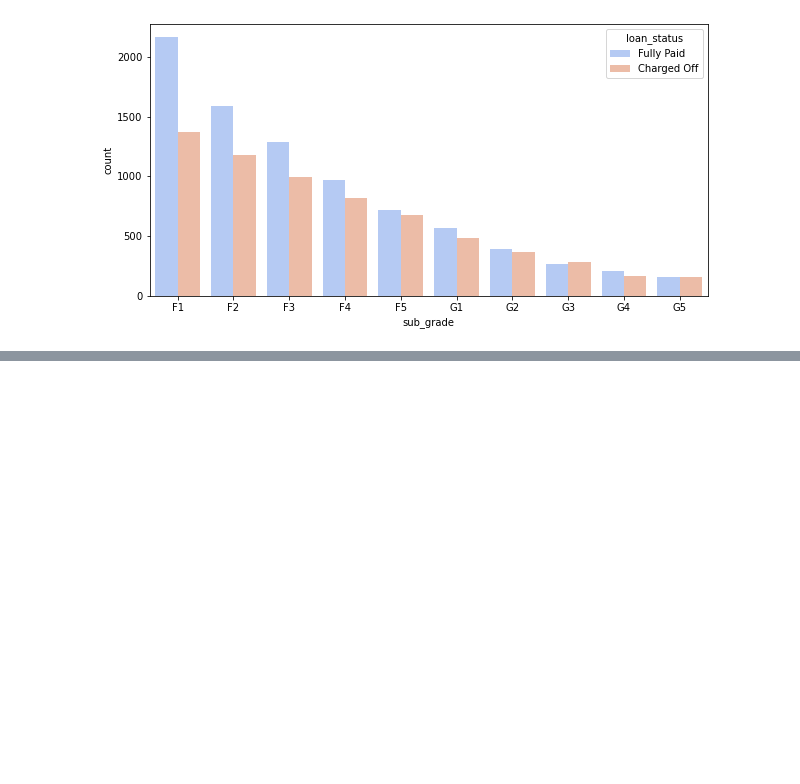
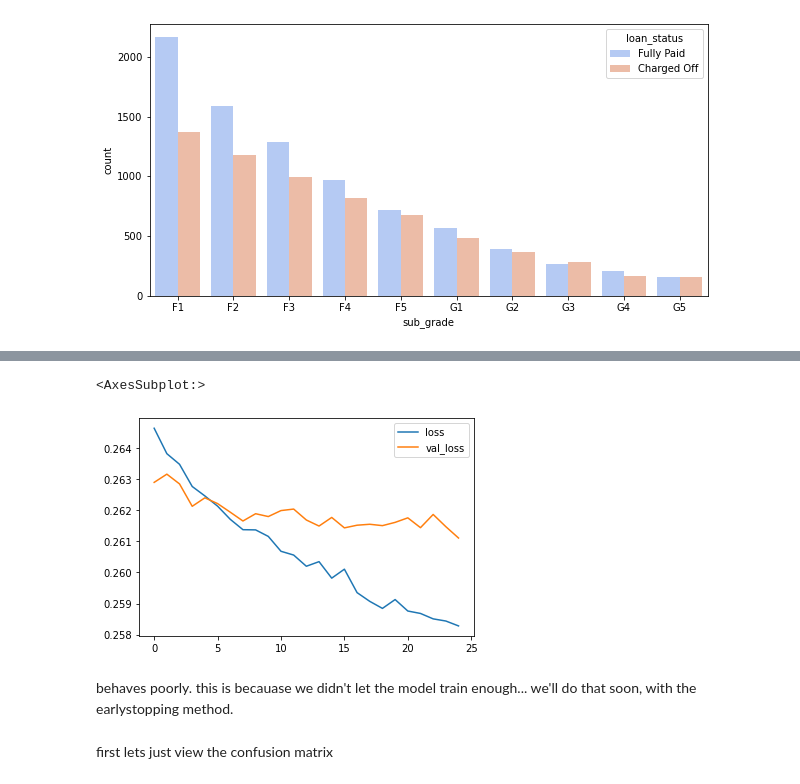
Before and after one commit to Naama000/TensorFlow-and-Keras, a Jupyter notebook: Solo Coding Keras Landing Club project.ipynb, the cells around one changed output, grey strips where cells are left out. Drawn from its saved outputs; the diff is of its cells as text; code cells hidden in the pictures; blank space fills up the shorter version.

Commit message:
first go of the model

```diff
--- a/Solo Coding Keras Landing Club project.ipynb
+++ b/Solo Coding Keras Landing Club project.ipynb
@@ -1041,0 +1247,2 @@ finally no nun values. now we need to address categorical features and use get_d
+# %%
+X_test = scaler.transform(X_test)
@@ -1041,0 +1258,18 @@ finally no nun values. now we need to address categorical features and use get_d
+# %%
+model = Sequential()
+
+model.add(Dense(78, activation='relu'))
+model.add(Dropout(rate = 0.2))
+#rate - the fraction of which we're turning them off. 0 - nothing. 1 - all. 0.2-0.5 - commonly used
+# rate=0.5, means that half of the 30 layers will randomly turned off
+model.add(Dense(39, activation='relu'))
+model.add(Dropout(rate = 0.2))
+
+model.add(Dense(19, activation='relu'))
+model.add(Dropout(rate = 0.5))
+
+# Binary Classification -
+# very important to choose an activation function - 'sigmoid'
+model.add(Dense(1, activation='sigmoid'))
+# binary - loss = 'binary_crossentropy'
+model.compile(optimizer = 'adam', loss = 'binary_crossentropy')
@@ -1041,0 +1282,9 @@ finally no nun values. now we need to address categorical features and use get_d
+# %%
+# probably way too many epochs. we'll check that later.
+model.fit(
+    x = X_train,
+    y = y_train,
+    batch_size = 256,
+    epochs = 25,
+    validation_data = (X_test, y_test)
+)
@@ -1041,0 +1314,11 @@ finally no nun values. now we need to address categorical features and use get_d
+# %%
+losses = pd.DataFrame(model.history.history)
+# %%
+losses.plot()
+# %% [output]
+<AxesSubplot:>
+[figure, added]
+# %% [markdown]
+behaves poorly. this is becauase we didn't let the model train enough... we'll do that soon, with the earlystopping method.
+# %% [markdown]
+first lets just view the confusion matrix
```
Also changed, not shown: parts of 201 cells of this notebook.
